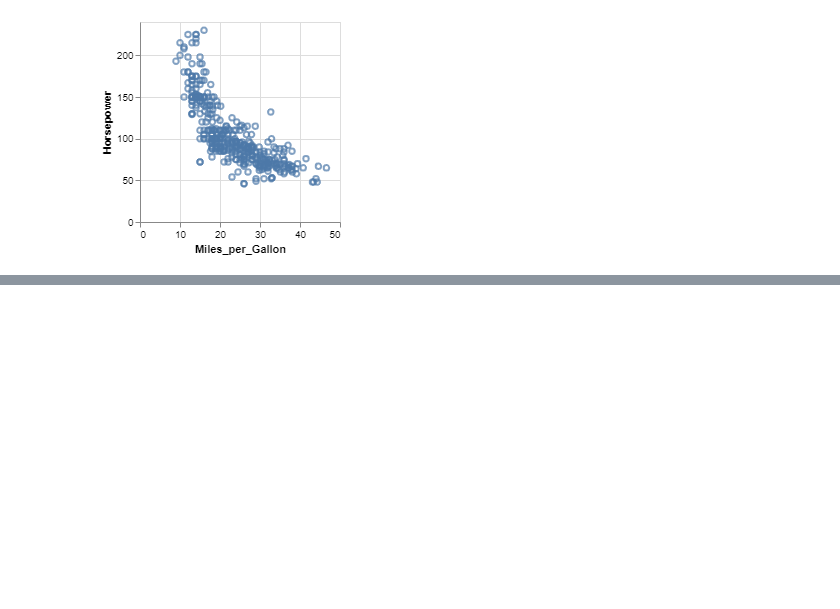
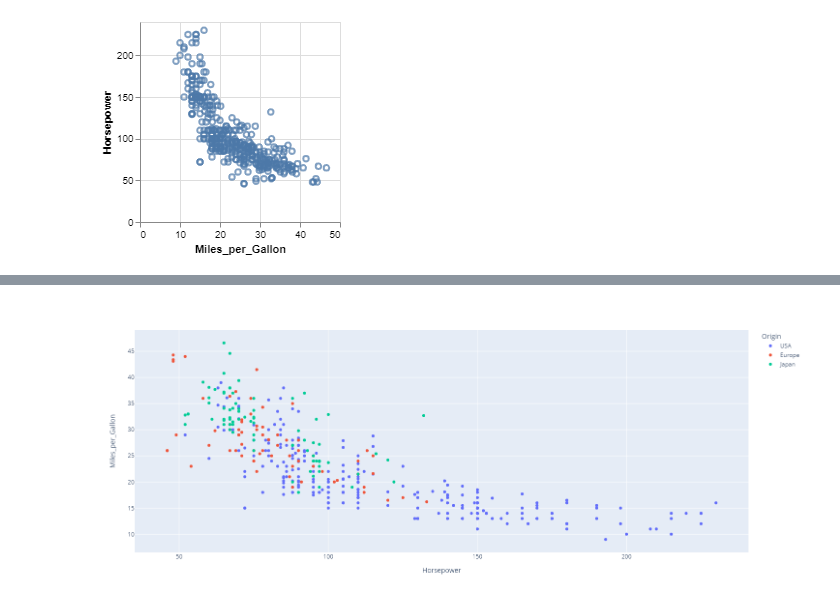
Before and after one commit to alex-rind/dvis4-examples, a Jupyter notebook: ScatterPlot.ipynb, the cells around one changed output, grey strips where cells are left out. Saved outputs shown, nothing was run; the diff lists cells and outputs as text; code cells hidden in the pictures; blank space fills up the shorter version.

```diff
--- a/ScatterPlot.ipynb
+++ b/ScatterPlot.ipynb
@@ -124,0 +134,7 @@ VegaLite(spec)
+# %%
+fig = px.scatter(df, x="Horsepower", y="Miles_per_Gallon", color="Origin",
+                 hover_data=['Name'],
+                 width=600, height=600)
+fig.show()
+# %% [output]
+[figure, added]
```
Also changed, not shown: parts of 3 cells of this notebook.
